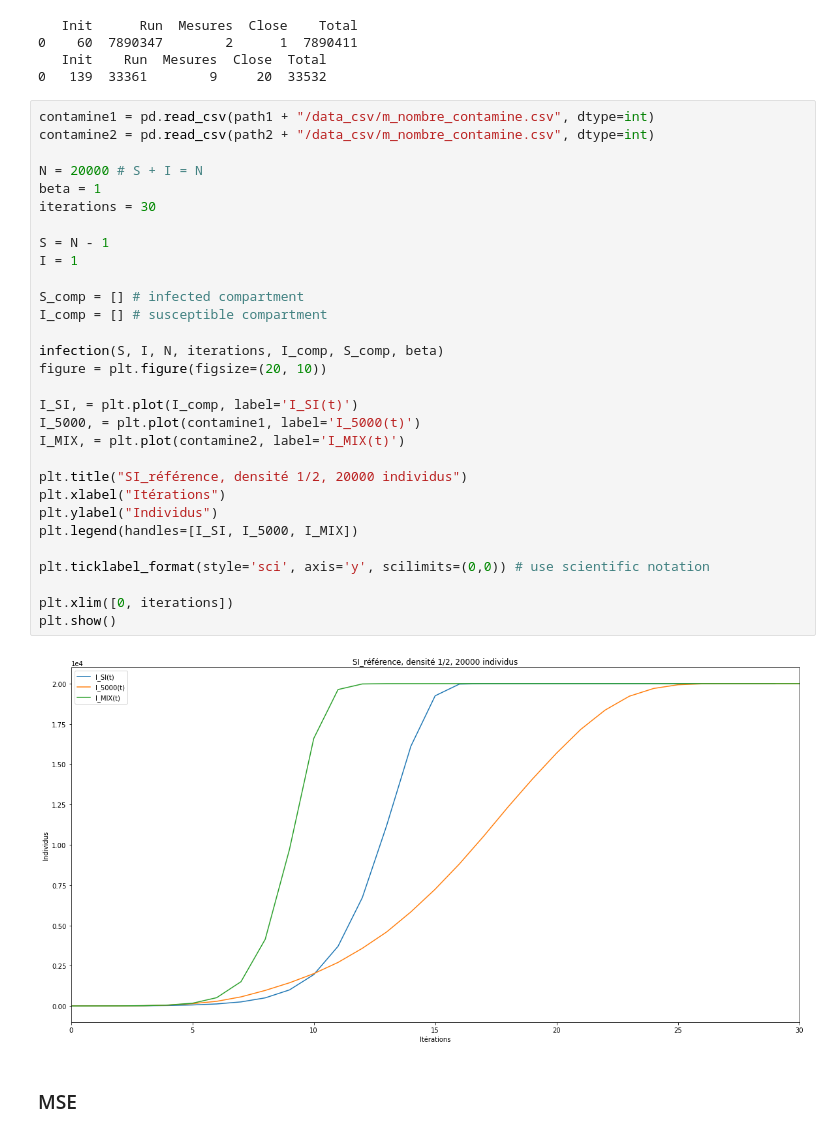
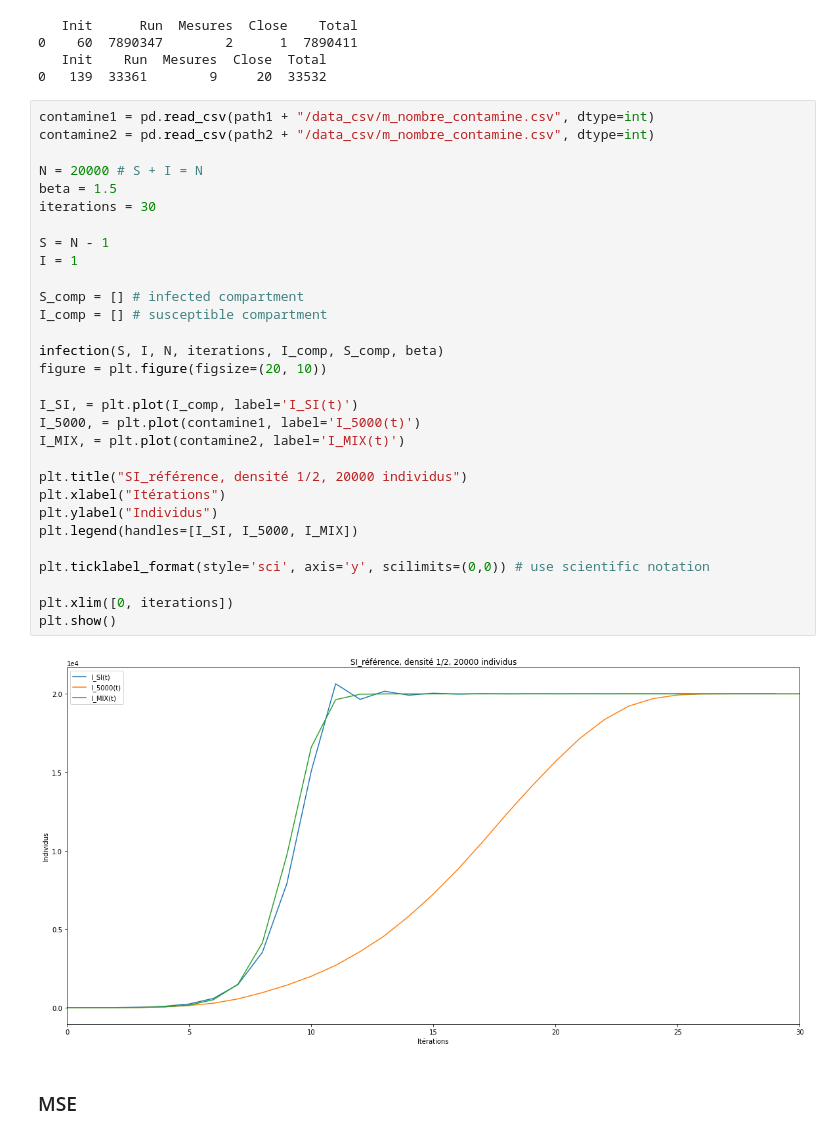
Before and after one commit to maximepasquier/Diversity, a Jupyter notebook: Python/SI_reference.ipynb, the cells around one changed output. Saved outputs shown, nothing was run; the diff lists cells and outputs as text.

```diff
--- a/Python/SI_reference.ipynb
+++ b/Python/SI_reference.ipynb
@@ -117,35 +117,35 @@ print(temps_data)
 # %%
 contamine1 = pd.read_csv(path1 + "/data_csv/m_nombre_contamine.csv", dtype=int)
 contamine2 = pd.read_csv(path2 + "/data_csv/m_nombre_contamine.csv", dtype=int)
 
 N = 20000 # S + I = N
-beta = 1
+beta = 1.5
 iterations = 30
 
 S = N - 1
 I = 1
 
 S_comp = [] # infected compartment
 I_comp = [] # susceptible compartment
 
 infection(S, I, N, iterations, I_comp, S_comp, beta)
 figure = plt.figure(figsize=(20, 10))
 
 I_SI, = plt.plot(I_comp, label='I_SI(t)')
 I_5000, = plt.plot(contamine1, label='I_5000(t)')
 I_MIX, = plt.plot(contamine2, label='I_MIX(t)')
 
 plt.title("SI_référence, densité 1/2, 20000 individus")
 plt.xlabel("Itérations")
 plt.ylabel("Individus")
 plt.legend(handles=[I_SI, I_5000, I_MIX])
 
 plt.ticklabel_format(style='sci', axis='y', scilimits=(0,0)) # use scientific notation
 
 plt.xlim([0, iterations])
 plt.show()
 # %% [output]
-[figure, old version]
+[figure, new version]
 # %% [markdown]
 ### MSE
 # %%
```
Also changed, not shown: parts of 5 cells of this notebook, 18 other files.
